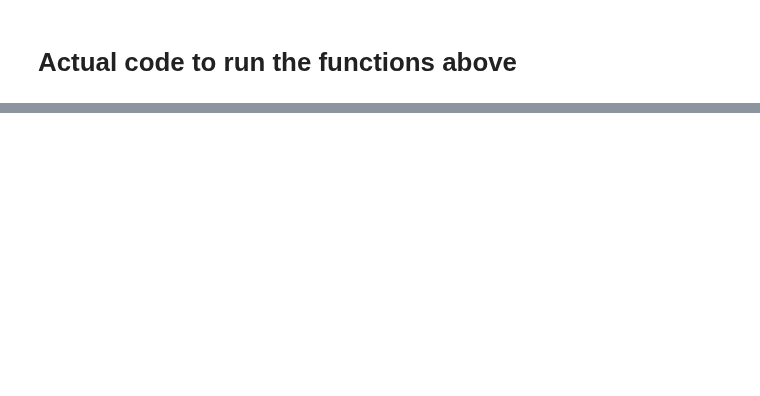
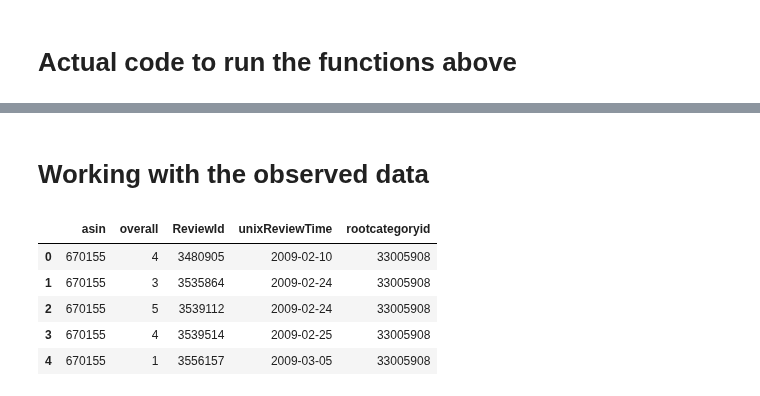
Before and after one commit to narendramukherjee/reputation-systems, a Jupyter notebook: snpe/notebooks/marketplace_simulator_analysis.ipynb, the cells around one changed output, grey strips where cells are left out. Cells and saved outputs as stored; diff of their text form; code cells hidden in the pictures; blank space fills up the shorter version.

```diff
--- a/snpe/notebooks/marketplace_simulator_analysis.ipynb
+++ b/snpe/notebooks/marketplace_simulator_analysis.ipynb
@@ -155,3 +181,18 @@ Embedding net created:
         Best validation performance: 1.0422
         -------------------------
 [interactive output not drawn]
+# %% [markdown]
+# Working with the observed data
+# %%
+reviews = pyreadr.read_r(
+    "/data/Dropbox/SNPE/all_data/reviews_bazaarvoice_main_vars.Rds"
+)
+reviews = reviews[None]
+reviews.head()
+# %% [output]
+|  | asin | overall | ReviewId | unixReviewTime | rootcategoryid |
+| 0 | 670155 | 4 | 3480905 | 2009-02-10 | 33005908 |
+| 1 | 670155 | 3 | 3535864 | 2009-02-24 | 33005908 |
+| 2 | 670155 | 5 | 3539112 | 2009-02-24 | 33005908 |
+| 3 | 670155 | 4 | 3539514 | 2009-02-25 | 33005908 |
+| 4 | 670155 | 1 | 3556157 | 2009-03-05 | 33005908 |
```
Also changed, not shown: parts of 8 cells of this notebook, 2 other files.
